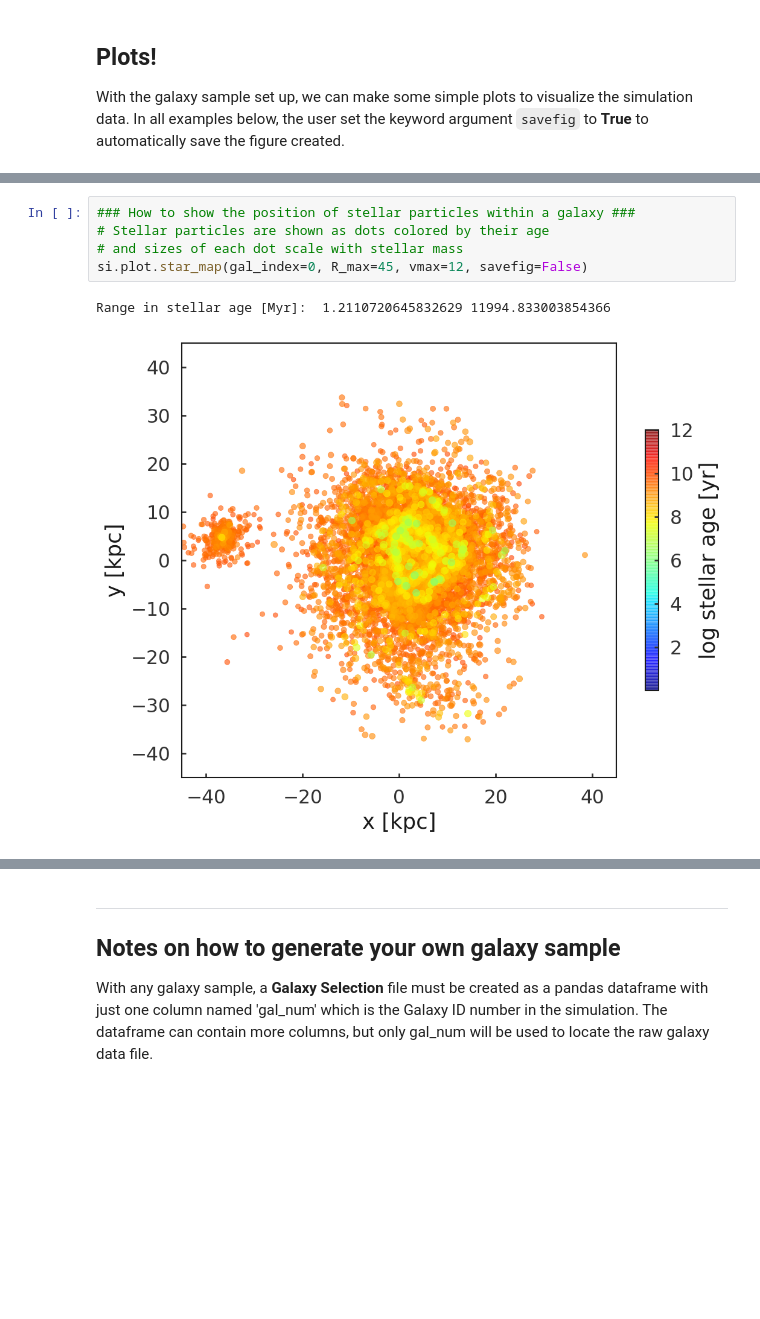
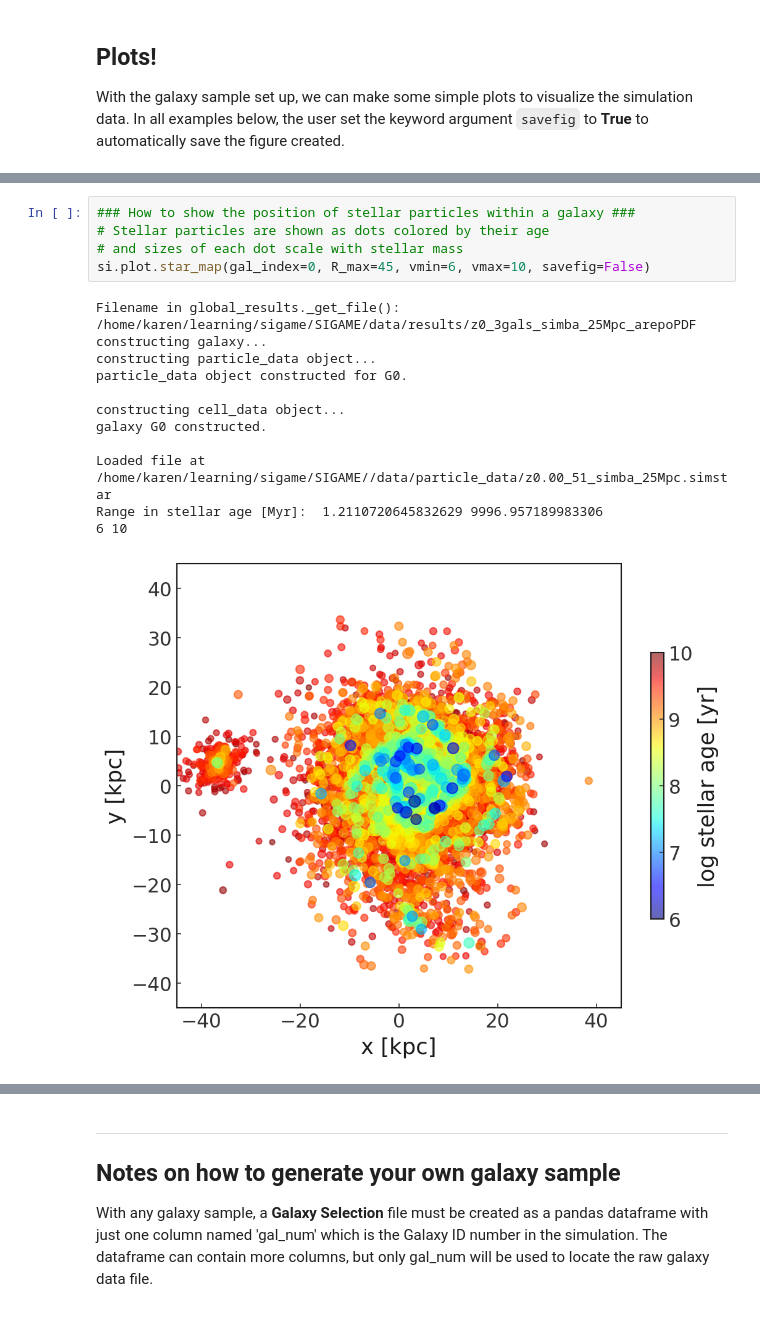
Before and after one commit to kpolsen/SIGAME, a Jupyter notebook: Tutorial 0 - setting up the galaxy sample (START HERE).ipynb, the cells around one changed output, grey strips where cells are left out. Saved outputs shown, nothing was run; the diff lists cells and outputs as text; blank space fills up the shorter version.

```diff
--- a/Tutorial 0 - setting up the galaxy sample (START HERE).ipynb
+++ b/Tutorial 0 - setting up the galaxy sample (START HERE).ipynb
@@ -75,11 +81,22 @@ si.plot.Main_Sequence(savefig=False)
 # %%
 ### How to show the position of stellar particles within a galaxy ###
 # Stellar particles are shown as dots colored by their age
 # and sizes of each dot scale with stellar mass
-si.plot.star_map(gal_index=0, R_max=45, vmax=12, savefig=False)
+si.plot.star_map(gal_index=0, R_max=45, vmin=6, vmax=10, savefig=False)
 # %% [output]
-Range in stellar age [Myr]:  1.2110720645832629 11994.833003854366
+Filename in global_results._get_file():
+/home/karen/learning/sigame/SIGAME/data/results/z0_3gals_simba_25Mpc_arepoPDF
+constructing galaxy...
+constructing particle_data object...
+particle_data object constructed for G0.
+
+constructing cell_data object...
+galaxy G0 constructed.
+
+Loaded file at /home/karen/learning/sigame/SIGAME//data/particle_data/z0.00_51_simba_25Mpc.simstar
+Range in stellar age [Myr]:  1.2110720645832629 9996.957189983306
+6 10
-[figure, old version]
+[figure, new version]
 # %%
 ### How to make surface density map of gas within a galaxy ###
 # The keyword "prop" can be the name of any column in the stored simgas file.
```
Also changed, not shown: parts of 4 cells of this notebook, 1 other file.
